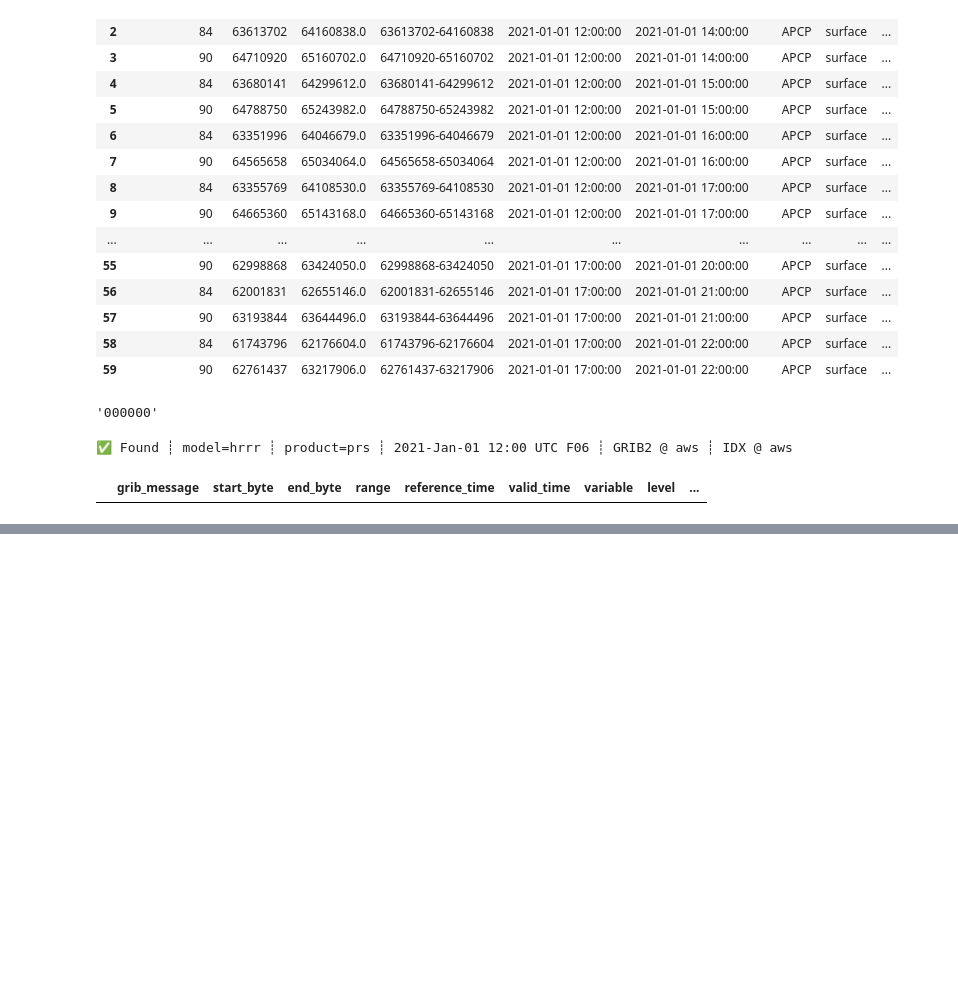
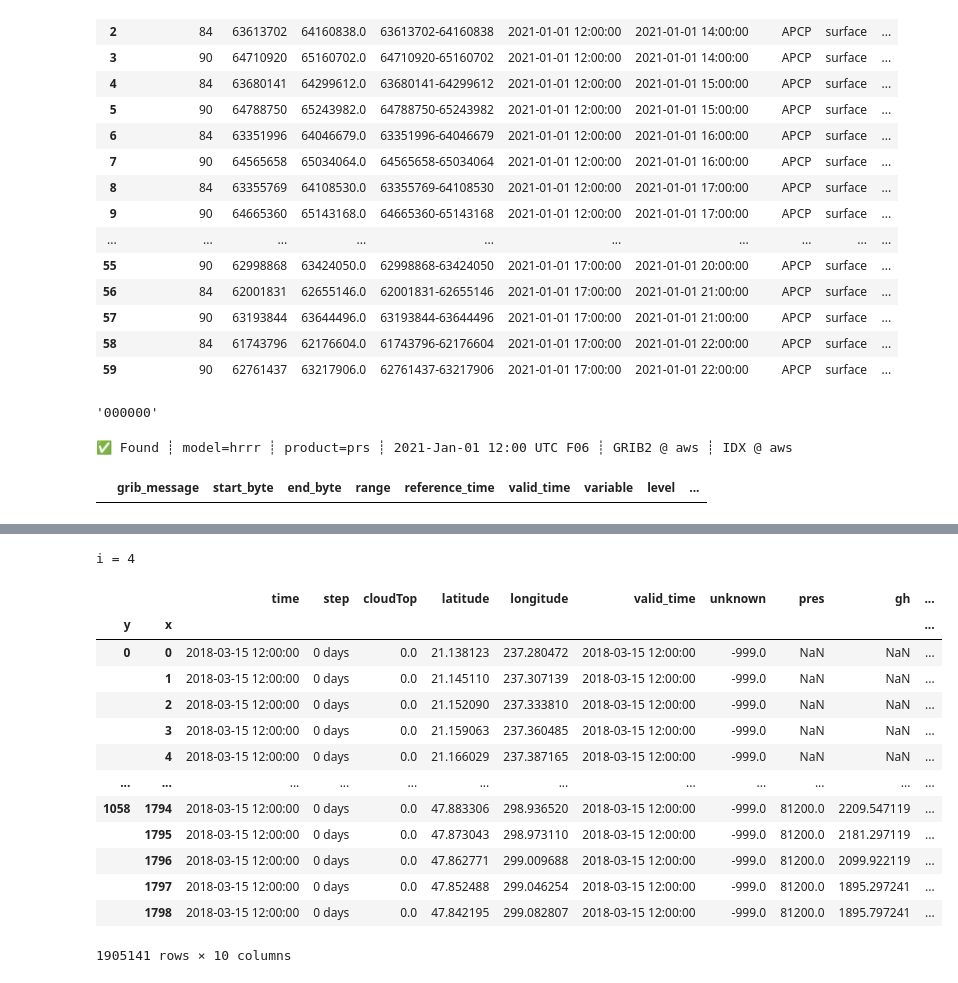
Before and after one commit to AmeerArsala/graphcast-generation, a Jupyter notebook: notebooks/nam_hrrr.ipynb, the cells around one changed output, grey strips where cells are left out. Cells and saved outputs as stored; diff of their text form; code cells hidden in the pictures; blank space fills up the shorter version.

```diff
--- a/notebooks/nam_hrrr.ipynb
+++ b/notebooks/nam_hrrr.ipynb
@@ -504,0 +650,18 @@ H2.inventory("W_VEL:500 mb")
+# %%
+show_next()
+# %% [output]
+i = 4
+|  |  | time | step | cloudTop | latitude | longitude | valid_time | unknown | pres | gh | ... |
+| y | x |  |  |  |  |  |  |  |  |  | ... |
+| 0 | 0 | 2018-03-15 12:00:00 | 0 days | 0.0 | 21.138123 | 237.280472 | 2018-03-15 12:00:00 | -999.0 | NaN | NaN | ... |
+|  | 1 | 2018-03-15 12:00:00 | 0 days | 0.0 | 21.145110 | 237.307139 | 2018-03-15 12:00:00 | -999.0 | NaN | NaN | ... |
+|  | 2 | 2018-03-15 12:00:00 | 0 days | 0.0 | 21.152090 | 237.333810 | 2018-03-15 12:00:00 | -999.0 | NaN | NaN | ... |
+|  | 3 | 2018-03-15 12:00:00 | 0 days | 0.0 | 21.159063 | 237.360485 | 2018-03-15 12:00:00 | -999.0 | NaN | NaN | ... |
+|  | 4 | 2018-03-15 12:00:00 | 0 days | 0.0 | 21.166029 | 237.387165 | 2018-03-15 12:00:00 | -999.0 | NaN | NaN | ... |
+| ... | ... | ... | ... | ... | ... | ... | ... | ... | ... | ... | ... |
+| 1058 | 1794 | 2018-03-15 12:00:00 | 0 days | 0.0 | 47.883306 | 298.936520 | 2018-03-15 12:00:00 | -999.0 | 81200.0 | 2209.547119 | ... |
+|  | 1795 | 2018-03-15 12:00:00 | 0 days | 0.0 | 47.873043 | 298.973110 | 2018-03-15 12:00:00 | -999.0 | 81200.0 | 2181.297119 | ... |
+|  | 1796 | 2018-03-15 12:00:00 | 0 days | 0.0 | 47.862771 | 299.009688 | 2018-03-15 12:00:00 | -999.0 | 81200.0 | 2099.922119 | ... |
+|  | 1797 | 2018-03-15 12:00:00 | 0 days | 0.0 | 47.852488 | 299.046254 | 2018-03-15 12:00:00 | -999.0 | 81200.0 | 1895.297241 | ... |
+|  | 1798 | 2018-03-15 12:00:00 | 0 days | 0.0 | 47.842195 | 299.082807 | 2018-03-15 12:00:00 | -999.0 | 81200.0 | 1895.797241 | ... |
+1905141 rows × 10 columns
```
Also changed, not shown: parts of 55 cells of this notebook.
